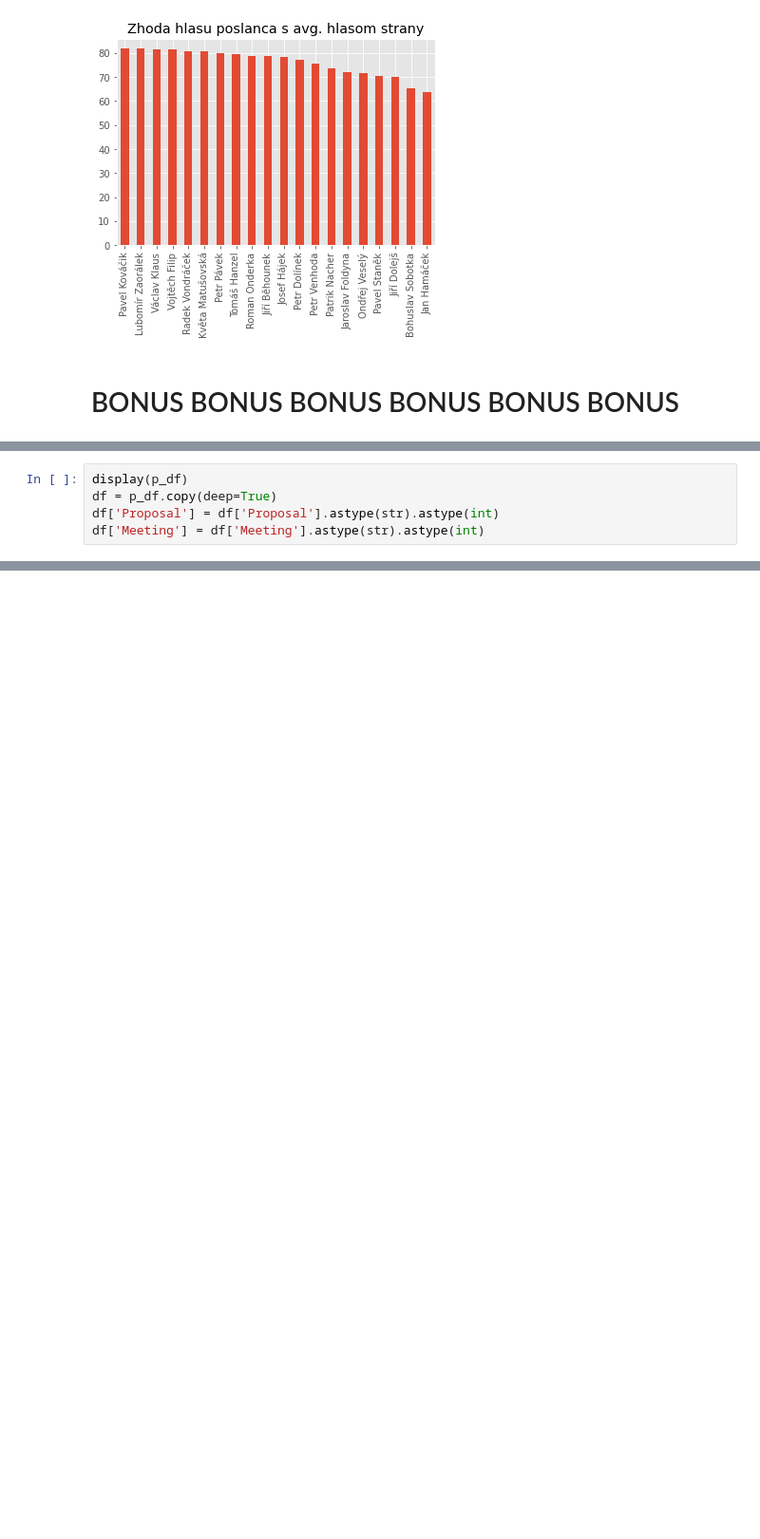
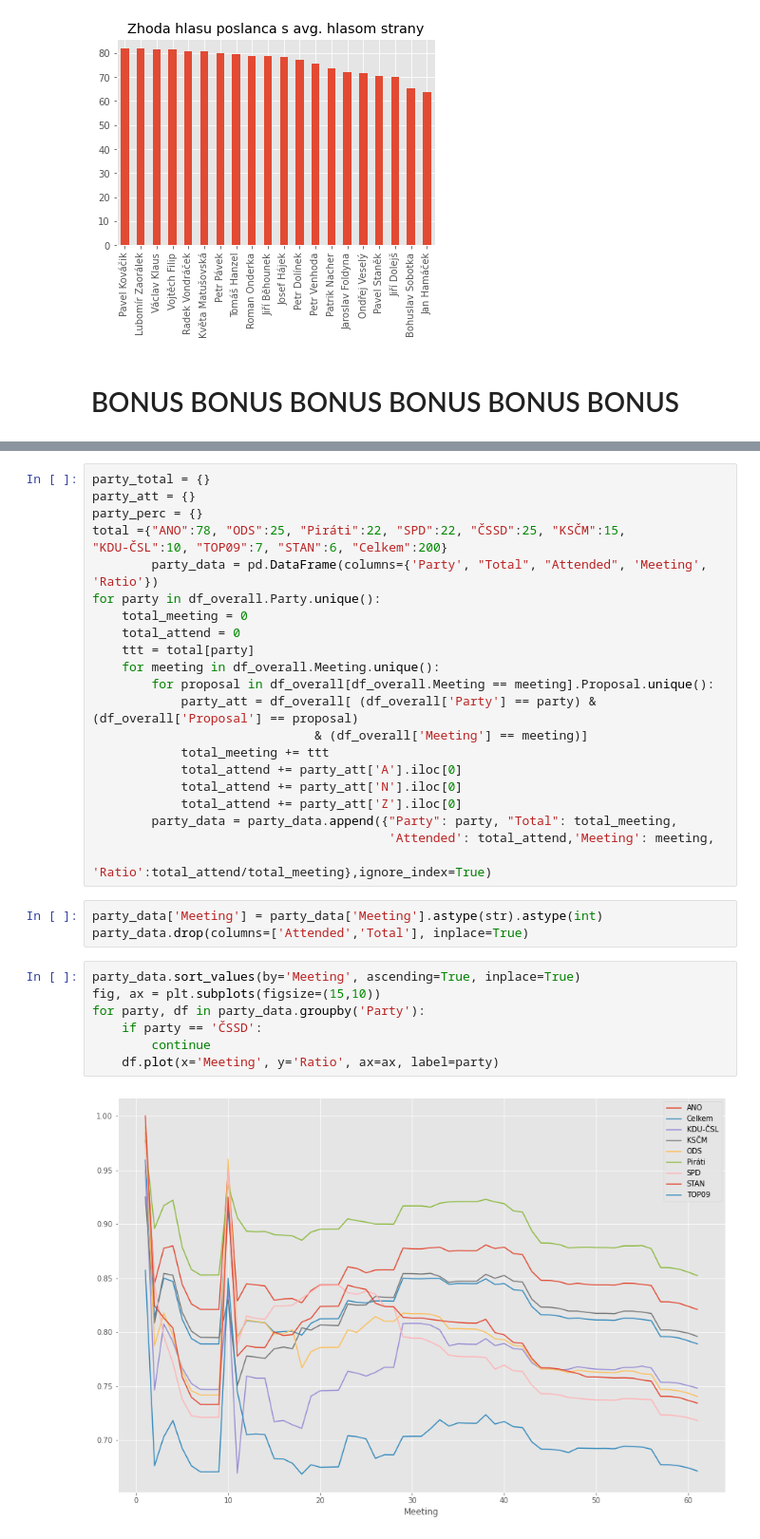
Before and after one commit to bumbac/VZD-ML, a Jupyter notebook: 01/src/hw.ipynb, the cells around one changed output, grey strips where cells are left out. Shown: that part at 95% size. Saved outputs shown, nothing was run; the diff lists cells and outputs as text; blank space fills up the shorter version.

```diff
--- a/01/src/hw.ipynb
+++ b/01/src/hw.ipynb
@@ -395,5 +394,0 @@ dfp.tail(20).plot.bar(legend=False, title='Zhoda hlasu poslanca s avg. hlasom st
-# %%
-display(p_df)
-df = p_df.copy(deep=True)
-df['Proposal'] = df['Proposal'].astype(str).astype(int)
-df['Meeting'] = df['Meeting'].astype(str).astype(int)
@@ -440,0 +395,34 @@ for party in df.Party.unique():
+# %%
+party_total = {}
+party_att = {}
+party_perc = {}
+total ={"ANO":78, "ODS":25, "Piráti":22, "SPD":22, "ČSSD":25, "KSČM":15,
+"KDU-ČSL":10, "TOP09":7, "STAN":6, "Celkem":200}
+        party_data = pd.DataFrame(columns={'Party', "Total", "Attended", 'Meeting', 'Ratio'})
+for party in df_overall.Party.unique():
+    total_meeting = 0
+    total_attend = 0
+    ttt = total[party]
+    for meeting in df_overall.Meeting.unique():
+        for proposal in df_overall[df_overall.Meeting == meeting].Proposal.unique():
+            party_att = df_overall[ (df_overall['Party'] == party) & (df_overall['Proposal'] == proposal)
+                              & (df_overall['Meeting'] == meeting)]
+            total_meeting += ttt
+            total_attend += party_att['A'].iloc[0]
+            total_attend += party_att['N'].iloc[0]
+            total_attend += party_att['Z'].iloc[0]
+        party_data = party_data.append({"Party": party, "Total": total_meeting,
+                                        'Attended': total_attend,'Meeting': meeting,
+                                        'Ratio':total_attend/total_meeting},ignore_index=True)
+# %%
+party_data['Meeting'] = party_data['Meeting'].astype(str).astype(int)
+party_data.drop(columns=['Attended','Total'], inplace=True)
+# %%
+party_data.sort_values(by='Meeting', ascending=True, inplace=True)
+fig, ax = plt.subplots(figsize=(15,10))
+for party, df in party_data.groupby('Party'):
+    if party == 'ČSSD':
+        continue
+    df.plot(x='Meeting', y='Ratio', ax=ax, label=party)
+# %% [output]
+[figure, added]
```
Also changed, not shown: parts of 9 cells of this notebook, 4 other files.
